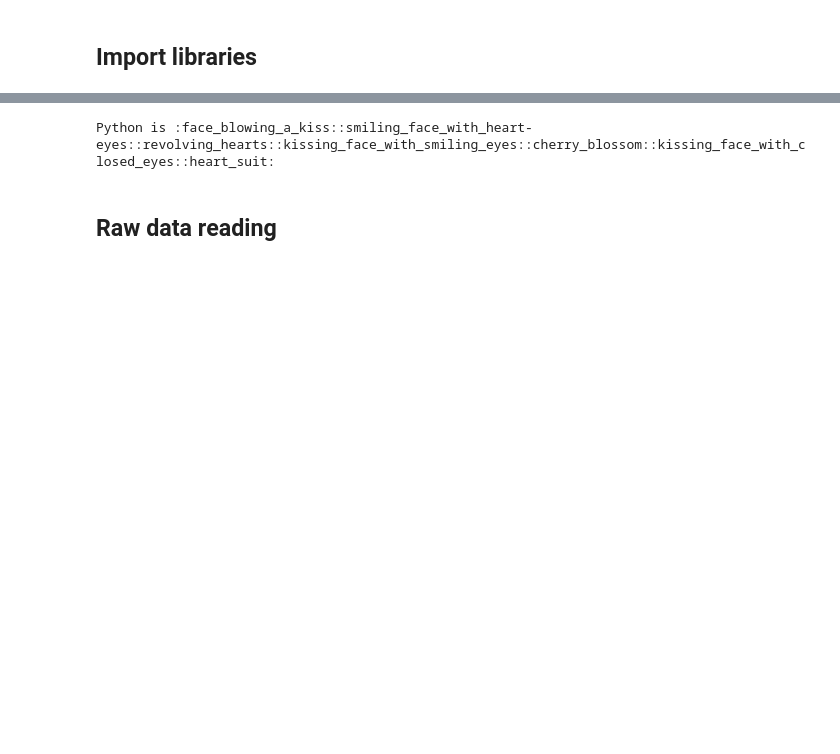
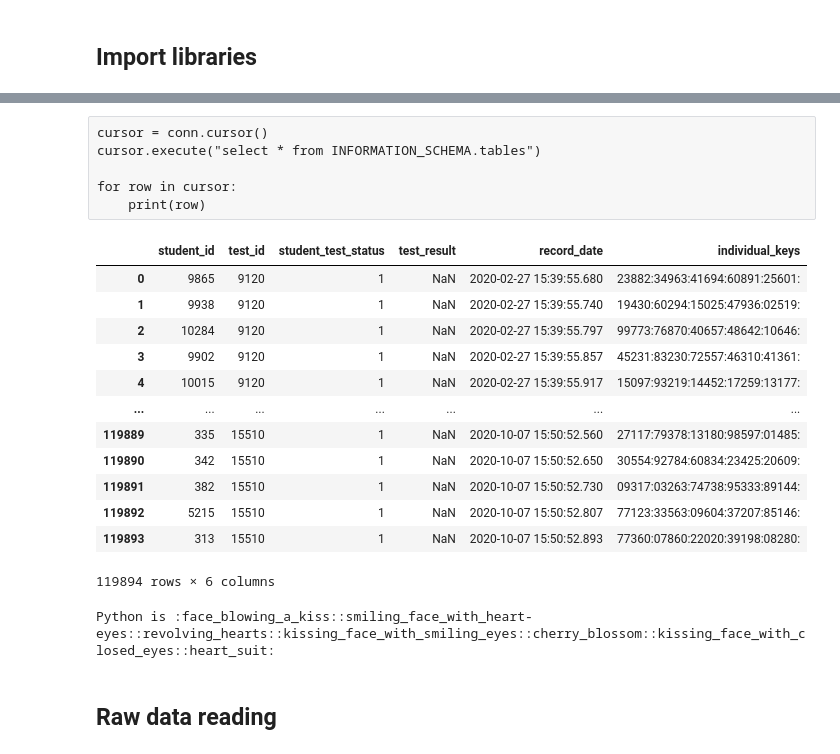
Before and after one commit to yeltayzhastay/FacebookApiParsing, a Jupyter notebook: Sentiment.ipynb, the cells around one changed output, grey strips where cells are left out. Saved outputs shown, nothing was run; the diff lists cells and outputs as text; code cells hidden in the pictures; blank space fills up the shorter version.

```diff
--- a/Sentiment.ipynb
+++ b/Sentiment.ipynb
@@ -3,3 +9,28 @@
+# %% [raw]
+cursor = conn.cursor()
+cursor.execute("select * from INFORMATION_SCHEMA.tables")
+
+for row in cursor:
+    print(row)
+# %%
+cursor = conn.cursor()
+
+sql_query = pd.read_sql_query('SELECT * FROM univer_test_status',conn)
+sql_query
+# %% [output]
+|  | student_id | test_id | student_test_status | test_result | record_date | individual_keys |
+| 0 | 9865 | 9120 | 1 | NaN | 2020-02-27 15:39:55.680 | 23882:34963:41694:60891:25601: |
+| 1 | 9938 | 9120 | 1 | NaN | 2020-02-27 15:39:55.740 | 19430:60294:15025:47936:02519: |
+| 2 | 10284 | 9120 | 1 | NaN | 2020-02-27 15:39:55.797 | 99773:76870:40657:48642:10646: |
+| 3 | 9902 | 9120 | 1 | NaN | 2020-02-27 15:39:55.857 | 45231:83230:72557:46310:41361: |
+| 4 | 10015 | 9120 | 1 | NaN | 2020-02-27 15:39:55.917 | 15097:93219:14452:17259:13177: |
+| ... | ... | ... | ... | ... | ... | ... |
+| 119889 | 335 | 15510 | 1 | NaN | 2020-10-07 15:50:52.560 | 27117:79378:13180:98597:01485: |
+| 119890 | 342 | 15510 | 1 | NaN | 2020-10-07 15:50:52.650 | 30554:92784:60834:23425:20609: |
+| 119891 | 382 | 15510 | 1 | NaN | 2020-10-07 15:50:52.730 | 09317:03263:74738:95333:89144: |
+| 119892 | 5215 | 15510 | 1 | NaN | 2020-10-07 15:50:52.807 | 77123:33563:09604:37207:85146: |
+| 119893 | 313 | 15510 | 1 | NaN | 2020-10-07 15:50:52.893 | 77360:07860:22020:39198:08280: |
+119894 rows × 6 columns
 # %%
 import pandas as pd
 import numpy as np
```
Also changed, not shown: parts of 9 cells of this notebook, 4 other files.
